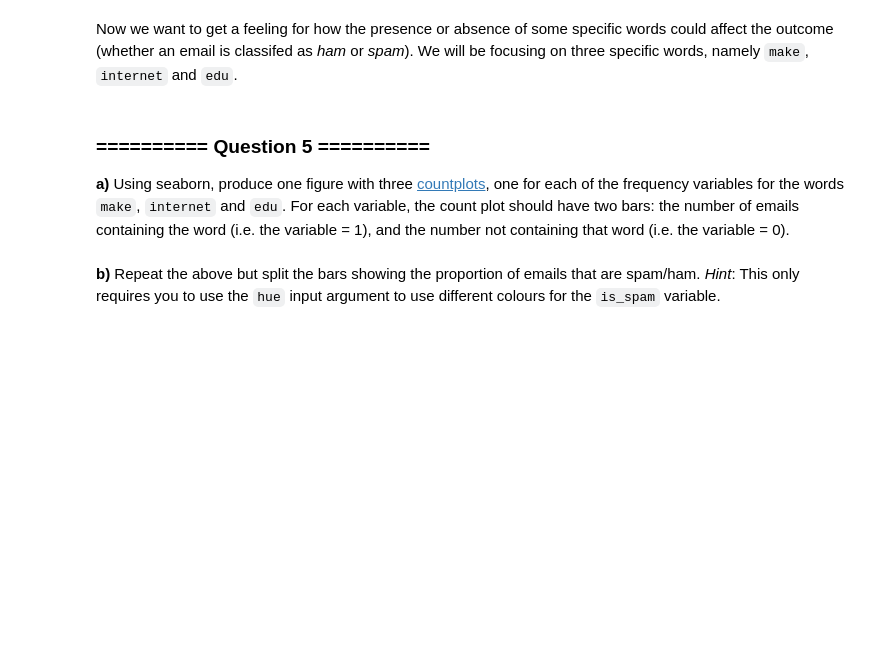
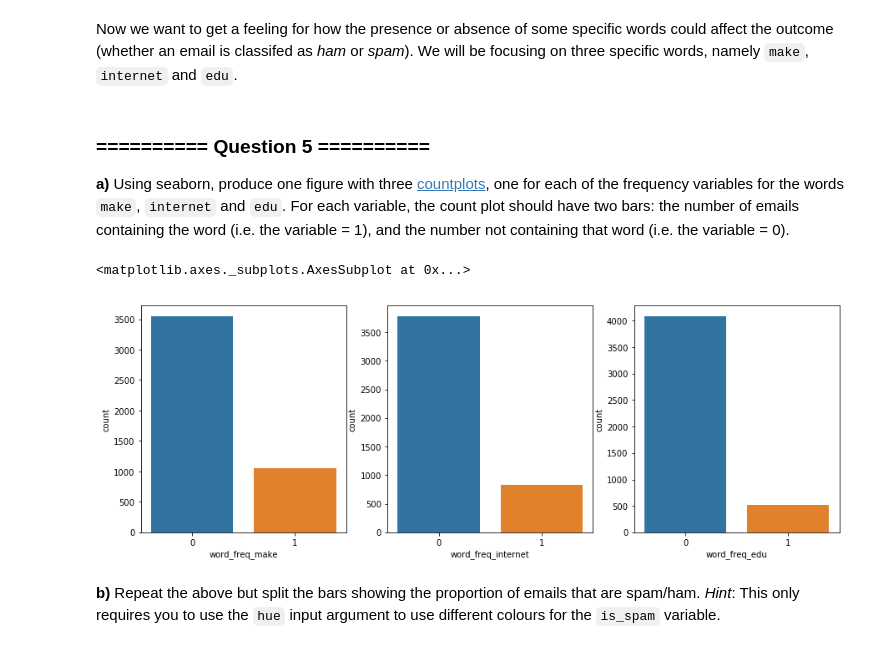
Before and after one commit to SarahIhme/iaml-labs, a Jupyter notebook: Labs/01 - Analysis and Visualisation.ipynb, the cells around one changed output. Saved outputs shown, nothing was run; the diff lists cells and outputs as text; code cells hidden in the pictures; blank space fills up the shorter version.

````diff
--- a/Labs/01 - Analysis and Visualisation.ipynb
+++ b/Labs/01 - Analysis and Visualisation.ipynb
@@ -110,10 +156,12 @@ outputs:
 ```
 # %%
 # Your Code goes here:
+spambase_binary=spambase.copy()
 # %% [markdown]
 **b)** Convert all attributes in `spambase_binary` to Boolean values: 1 if the word or character is present in the email, or 0 otherwise.
 # %%
 # Your Code goes here:
+spambase_binary=spambase_binary.applymap(lambda x: 1 if x>0 else 0)
 # %% [markdown]
 **c)** Display the 5 last observations of the transformed dataset.
 # %%
@@ -131,2 +186,12 @@ Now we want to get a feeling for how the presence or absence of some specific wo
+# %%
+# Your Code goes here:
+fig, ax = plt.subplots(1,3, figsize=(15,5))
+sns.countplot(x="word_freq_make", data=spambase_binary, ax=ax[0])
+ax[0].set_xticklabels(["0", "1"])
+sns.countplot(x="word_freq_internet", data=spambase_binary, ax=ax[1])
+sns.countplot(x="word_freq_edu", data=spambase_binary, ax=ax[2])
+# %% [output]
+<matplotlib.axes._subplots.AxesSubplot at 0x...>
+[figure, added]
 # %% [markdown]
 **b)** Repeat the above but split the bars showing the proportion of emails that are spam/ham. *Hint*: This only requires you to use the `hue` input argument to use different colours for the `is_spam` variable.
````
Also changed, not shown: parts of 32 cells of this notebook.
